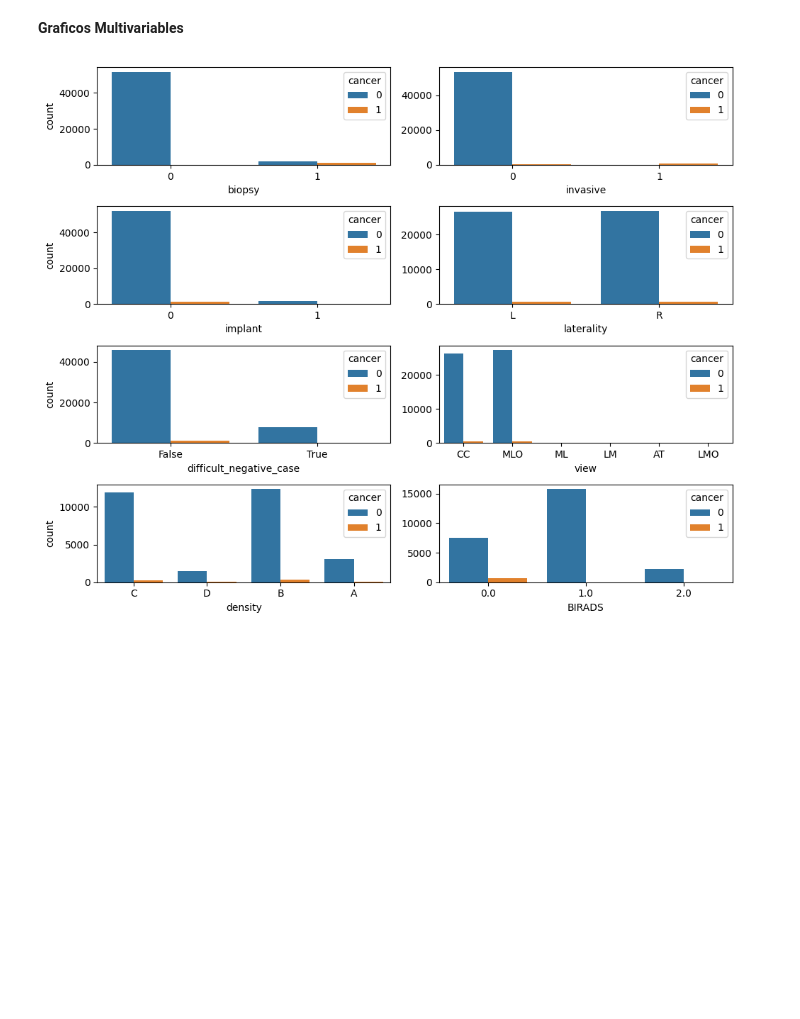
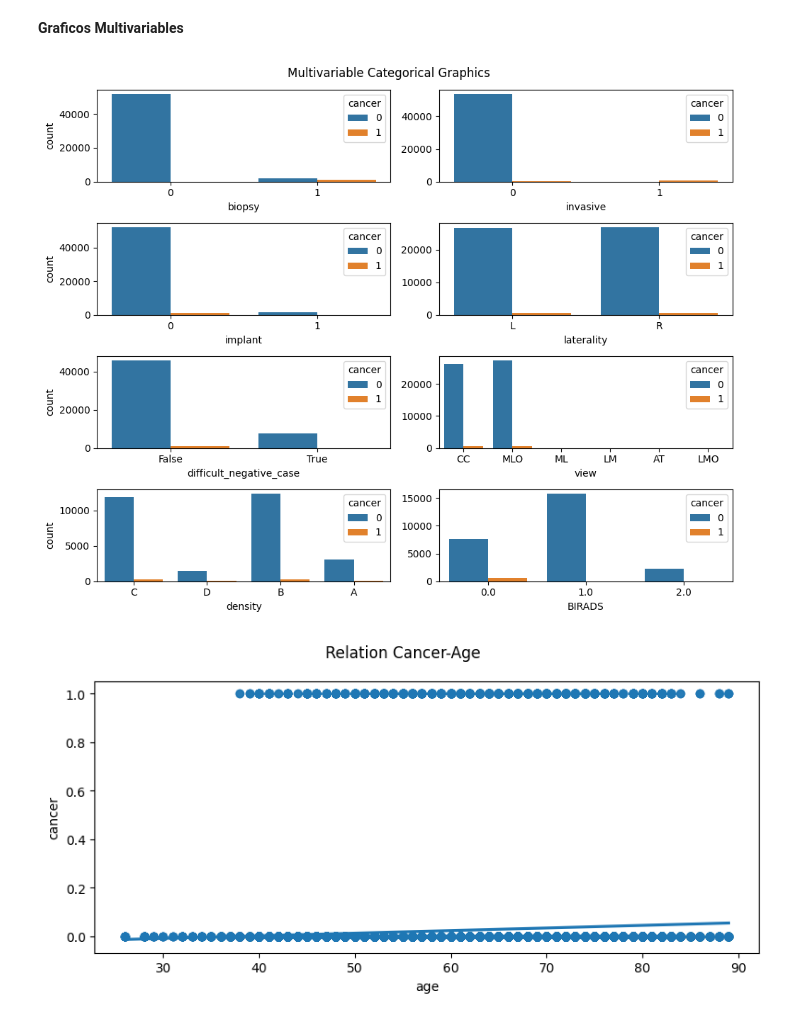
Before and after one commit to Fj-martinez33/RSNA-Breast-Cancer-Detection, a Jupyter notebook: src/explore.ipynb, the cells around one changed output. Drawn from its saved outputs; the diff is of its cells as text; code cells hidden in the pictures; blank space fills up the shorter version.

Commit message:
multivariable continuous

```diff
--- a/src/explore.ipynb
+++ b/src/explore.ipynb
@@ -238,25 +238,35 @@ plt.show()
 **Graficos Multivariables**
 # %%
 #Primero vamos a enfrentar la target con los campos binarios.
-
-#Graficos
 
 fig, axis = plt.subplots(4,2, figsize=(10,8))
 
 sns.countplot(dataTrain, x="biopsy", hue="cancer", ax= axis[0,0])
 sns.countplot(dataTrain, x="invasive", hue="cancer", ax= axis[0,1])
 axis[0,1].set_ylabel(None)
 sns.countplot(dataTrain, x="implant", hue="cancer", ax= axis[1,0])
 sns.countplot(dataTrain, x="laterality", hue="cancer", ax= axis[1,1])
 axis[1,1].set_ylabel(None)
 sns.countplot(dataTrain, x="difficult_negative_case", hue="cancer", ax=axis[2,0])
 sns.countplot(dataTrain, x="view", hue="cancer", ax=axis[2,1])
 axis[2,1].set_ylabel(None)
 sns.countplot(dataTrain, x="density", hue="cancer", ax=axis[3,0])
 sns.countplot(dataTrain, x="BIRADS", hue="cancer", ax=axis[3,1])
 axis[3,1].set_ylabel(None)
 
+plt.suptitle("Multivariable Categorical Graphics")
 plt.tight_layout()
 plt.show()
+
+#Ahora enfrentaremos la target con la edad.
+
+fig, axis = plt.subplots(figsize=(8,4))
+
+sns.regplot(dataTrain, x="age", y="cancer")
+
+plt.suptitle("Relation Cancer-Age")
+plt.tight_layout()
+plt.show()
 # %% [output]
-[figure, old version]
+[figure, new version]
+[figure, added]
```
